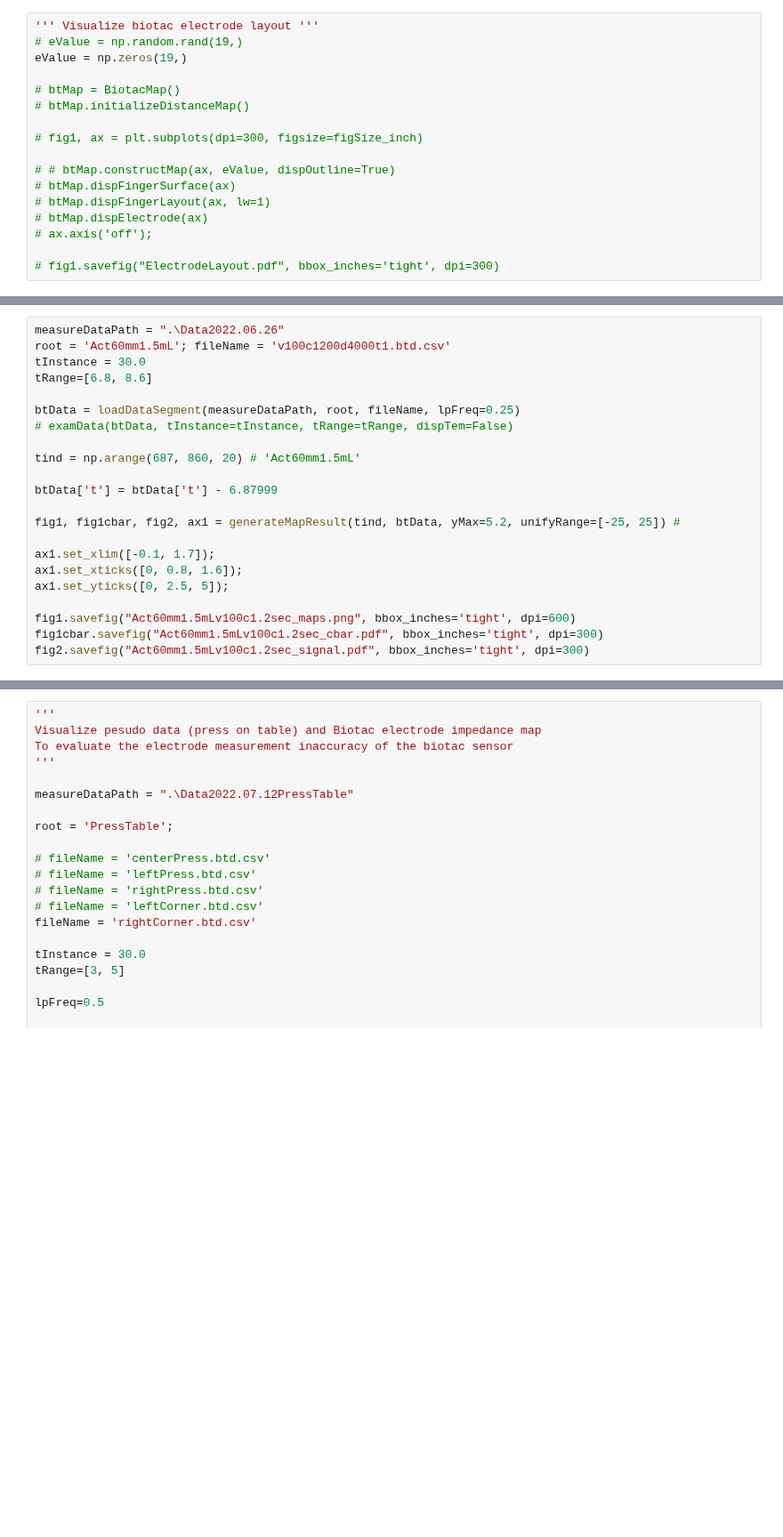
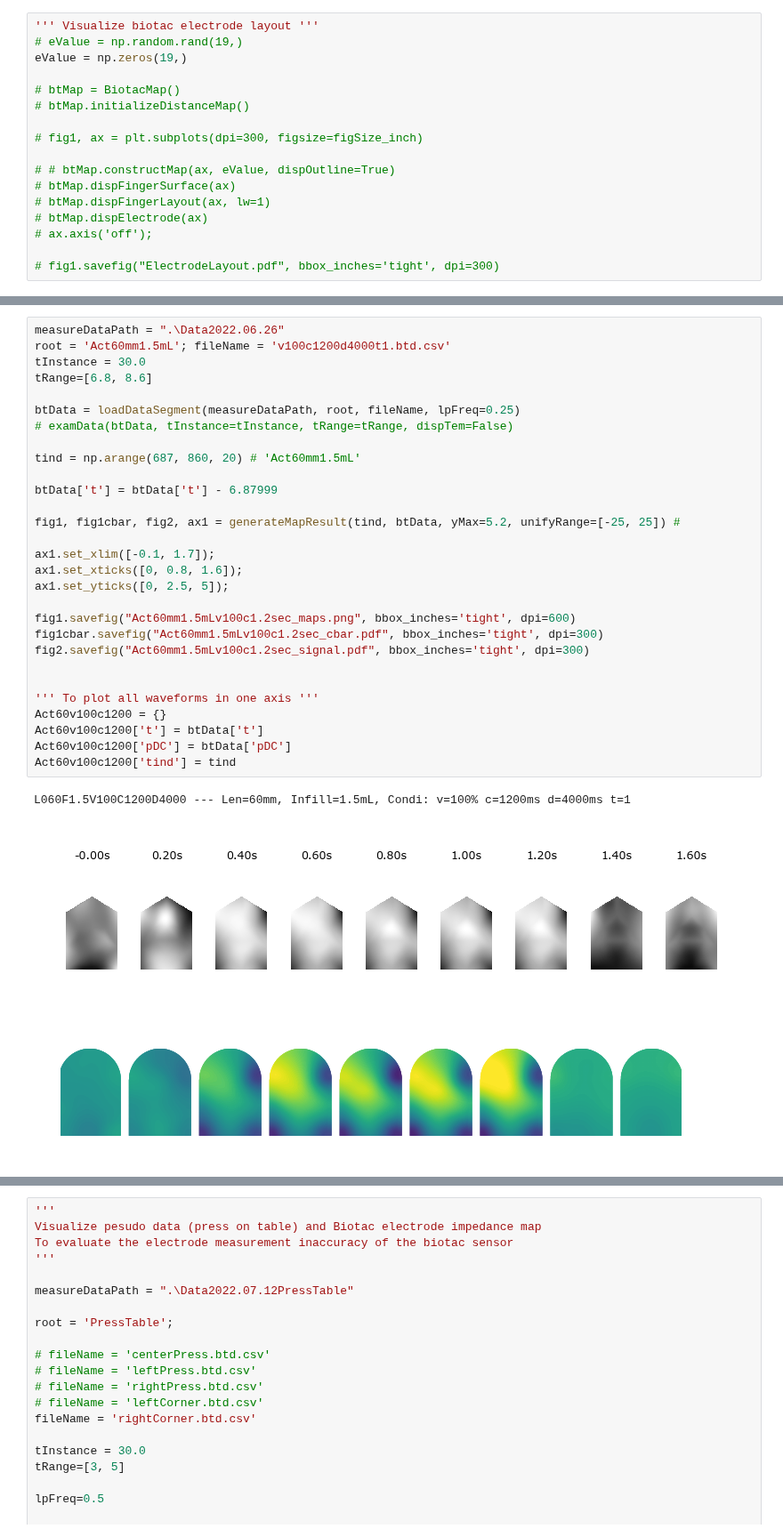
Before and after one commit to maxwellre/pycode, a Jupyter notebook: BioTacAnalysis/VisualBiotacElectrode.ipynb, the cells around one changed output, grey strips where cells are left out. Shown at 89% size. Saved outputs shown, nothing was run; the diff lists cells and outputs as text; blank space fills up the shorter version.

Commit message:
Restore code for plot all biotac pressure signal in one axis

```diff
--- a/BioTacAnalysis/VisualBiotacElectrode.ipynb
+++ b/BioTacAnalysis/VisualBiotacElectrode.ipynb
@@ -383,22 +383,33 @@ ax1.set_yticks([0, 2.5, 5]);
 # %%
 measureDataPath = ".\Data2022.06.26"
 root = 'Act60mm1.5mL'; fileName = 'v100c1200d4000t1.btd.csv'
 tInstance = 30.0
 tRange=[6.8, 8.6]
 
 btData = loadDataSegment(measureDataPath, root, fileName, lpFreq=0.25)
 # examData(btData, tInstance=tInstance, tRange=tRange, dispTem=False)
 
 tind = np.arange(687, 860, 20) # 'Act60mm1.5mL'
 
 btData['t'] = btData['t'] - 6.87999
 
 fig1, fig1cbar, fig2, ax1 = generateMapResult(tind, btData, yMax=5.2, unifyRange=[-25, 25]) #
 
 ax1.set_xlim([-0.1, 1.7]);
 ax1.set_xticks([0, 0.8, 1.6]);
 ax1.set_yticks([0, 2.5, 5]);
 
 fig1.savefig("Act60mm1.5mLv100c1.2sec_maps.png", bbox_inches='tight', dpi=600)
 fig1cbar.savefig("Act60mm1.5mLv100c1.2sec_cbar.pdf", bbox_inches='tight', dpi=300)
 fig2.savefig("Act60mm1.5mLv100c1.2sec_signal.pdf", bbox_inches='tight', dpi=300)
+
+
+''' To plot all waveforms in one axis '''
+Act60v100c1200 = {}
+Act60v100c1200['t'] = btData['t']
+Act60v100c1200['pDC'] = btData['pDC']
+Act60v100c1200['tind'] = tind
+# %% [output]
+L060F1.5V100C1200D4000 --- Len=60mm, Infill=1.5mL, Condi: v=100% c=1200ms d=4000ms t=1
+[figure, added]
+[figure, added]
```
Also changed, not shown: parts of 9 cells of this notebook, 1 other file.
